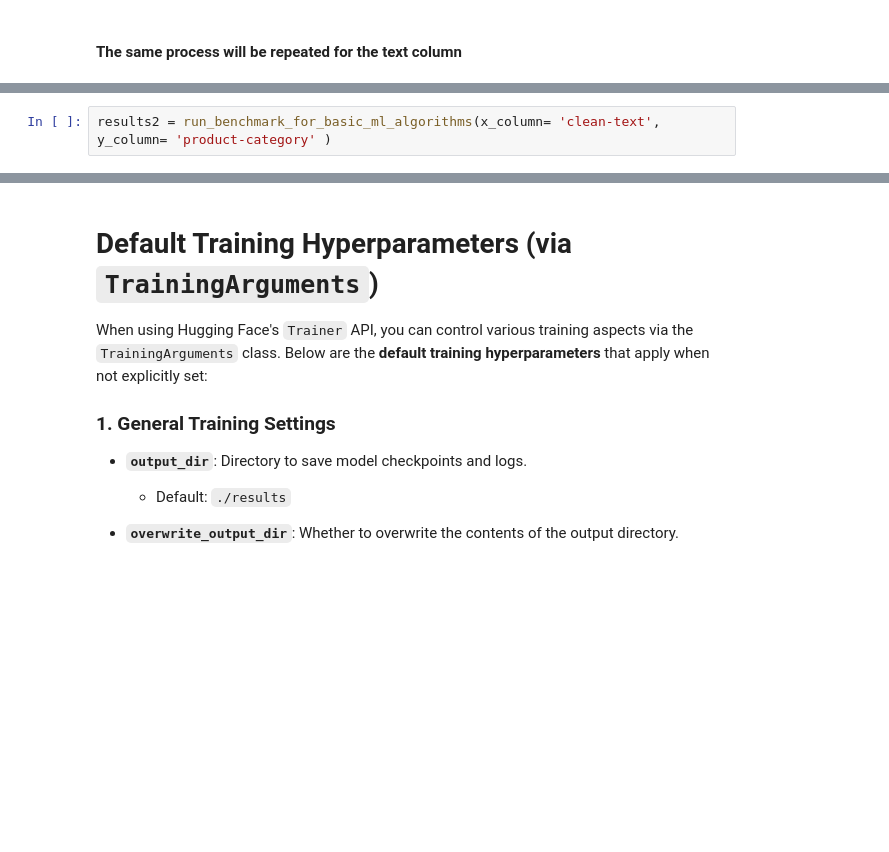
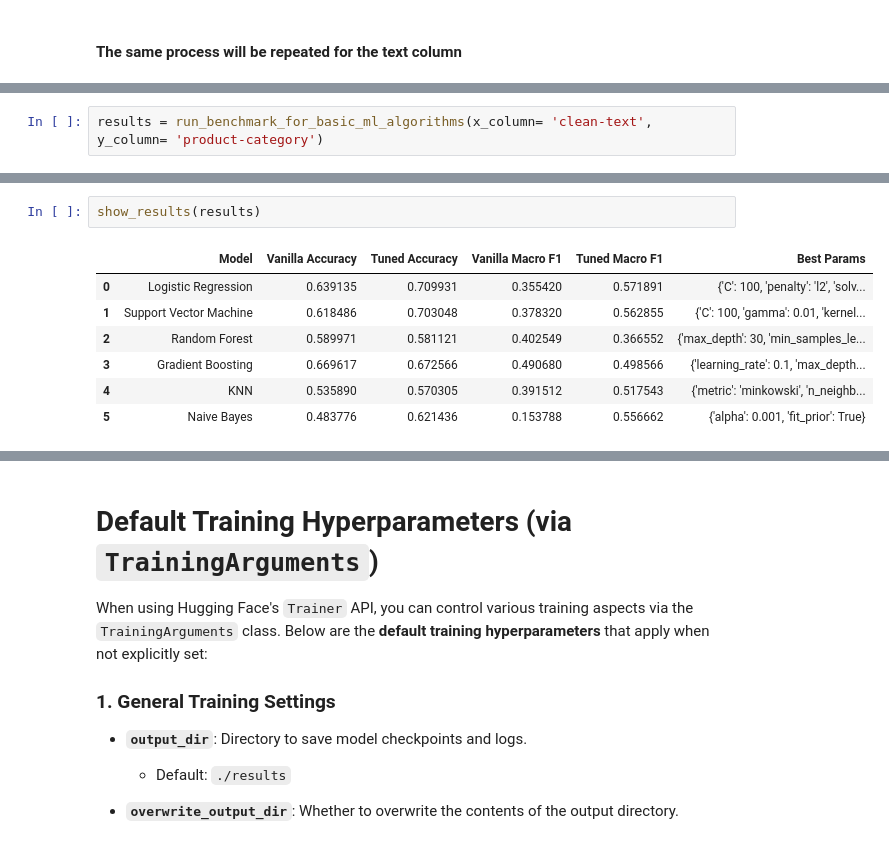
Before and after one commit to NicholasVitsentzatos/Food-Hazard-Detection-Challenge, a Jupyter notebook: PDS 2nd Assignment/Food_Hazard_Detection_Challenge.ipynb, the cells around one changed output, grey strips where cells are left out. Cells and saved outputs as stored; diff of their text form; blank space fills up the shorter version.

```diff
--- a/PDS 2nd Assignment/Food_Hazard_Detection_Challenge.ipynb
+++ b/PDS 2nd Assignment/Food_Hazard_Detection_Challenge.ipynb
@@ -1028,2 +1065,2 @@ Fitting 5 folds for each of 6 candidates, totalling 30 fits
 # %%
-results2 = run_benchmark_for_basic_ml_algorithms(x_column= 'clean-text', y_column= 'product-category' )
+results = run_benchmark_for_basic_ml_algorithms(x_column= 'clean-text', y_column= 'product-category')
@@ -1214,0 +1067,10 @@ results_df = pd.DataFrame(results)
+# %%
+show_results(results)
+# %% [output]
+|  | Model | Vanilla Accuracy | Tuned Accuracy | Vanilla Macro F1 | Tuned Macro F1 | Best Params |
+| 0 | Logistic Regression | 0.639135 | 0.709931 | 0.355420 | 0.571891 | {'C': 100, 'penalty': 'l2', 'solv... |
+| 1 | Support Vector Machine | 0.618486 | 0.703048 | 0.378320 | 0.562855 | {'C': 100, 'gamma': 0.01, 'kernel... |
+| 2 | Random Forest | 0.589971 | 0.581121 | 0.402549 | 0.366552 | {'max_depth': 30, 'min_samples_le... |
+| 3 | Gradient Boosting | 0.669617 | 0.672566 | 0.490680 | 0.498566 | {'learning_rate': 0.1, 'max_depth... |
+| 4 | KNN | 0.535890 | 0.570305 | 0.391512 | 0.517543 | {'metric': 'minkowski', 'n_neighb... |
+| 5 | Naive Bayes | 0.483776 | 0.621436 | 0.153788 | 0.556662 | {'alpha': 0.001, 'fit_prior': True} |
```
Also changed, not shown: parts of 52 cells of this notebook.
